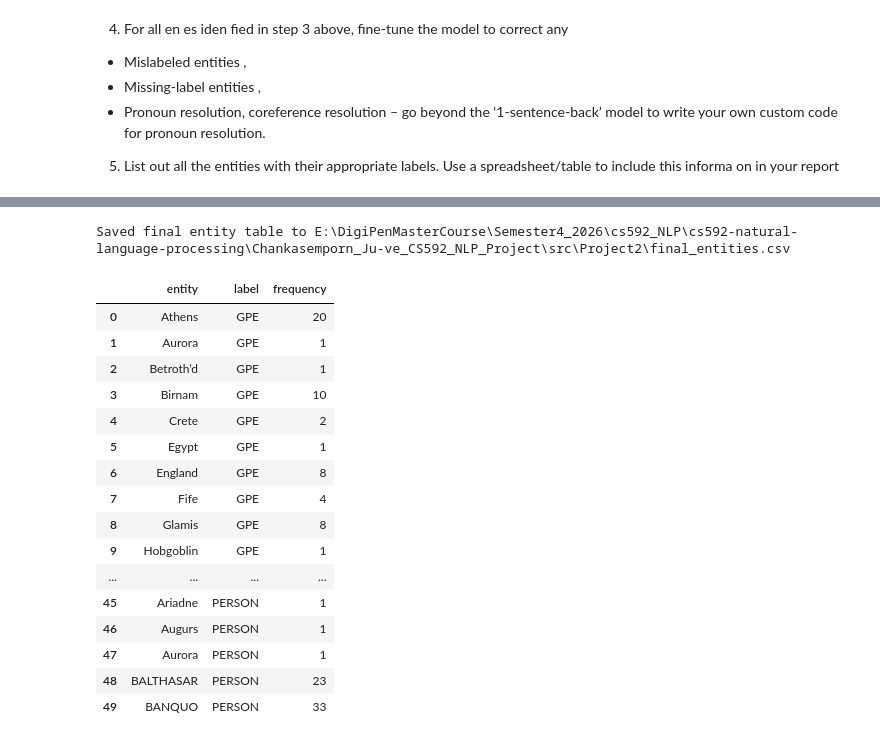
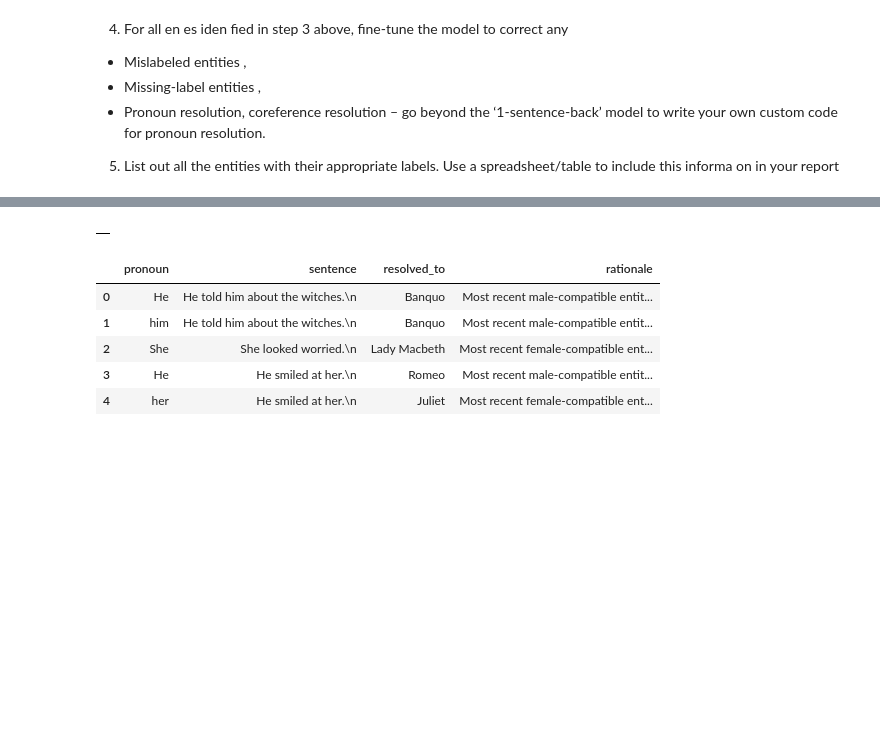
Before and after one commit to juvereturn05151/cs592-natural-language-processing, a Jupyter notebook: Chankasemporn_Ju-ve_CS592_NLP_Project/src/Project2/Project2Runner.ipynb, the cells around one changed output, grey strips where cells are left out. Cells and saved outputs as stored; diff of their text form; code cells hidden in the pictures; blank space fills up the shorter version.

```diff
--- a/Chankasemporn_Ju-ve_CS592_NLP_Project/src/Project2/Project2Runner.ipynb
+++ b/Chankasemporn_Ju-ve_CS592_NLP_Project/src/Project2/Project2Runner.ipynb
@@ -88,4 +104,7 @@ len(weak_examples_text), weak_examples_text[:3]
 # %%
-weak_examples_sent = build_training_examples_from_corpus(corpus_text, expected_entities, min_entities_per_example=1, max_examples=3000)
-training_data = combine_training_examples(TRAIN_DATA, weak_examples_sent)
-len(weak_examples_sent), len(training_data)
+nlp_ft = fine_tune_shakespeare_ner(
+    train_data=TRAIN_DATA,
+    output_dir="shakespeare_ner_model",
+    base_model="en_core_web_md",
+    n_iter=20,
+)
@@ -92,14 +129,13 @@ len(weak_examples_sent), len(training_data)
 # %%
-nlp_ft = fine_tune_shakespeare_ner(
-    train_data=training_data,
-    output_dir='shakespeare_ner_model',
-    base_model='en_core_web_md',
-    n_iter=40,
-    entity_labels=expected_entities,
-)
+test_text = """
+Macbeth met Banquo in Scotland.
+The Messenger warned Macbeth.
+Romeo loved Juliet in Verona.
+Friar Francis helped Hero.
+First Witch greeted Macbeth.
+"""
 
-sample_text = corpus_text[:10000]
-doc = nlp_ft(sample_text)
-coref_df = resolve_pronouns_custom(doc)
-coref_df.head(30)
+doc = nlp_ft(test_text)
+
+[(ent.text, ent.label_) for ent in doc.ents]
 # %% [output]
@@ -140,26 +154,22 @@ Saved fine-tuned model to E:\DigiPenMasterCourse\Semester4_2026\cs592_NLP\cs592-
 # %%
-final_entities_df = export_final_entity_table(
-    text=corpus_text,
-    model_path='shakespeare_ner_model',
-    output_csv='final_entities.csv'
-)
-final_entities_df.head(50)
+coref_df = resolve_pronouns_custom(doc)
+coref_df
 # %% [output]
-Saved final entity table to E:\DigiPenMasterCourse\Semester4_2026\cs592_NLP\cs592-natural-language-processing\Chankasemporn_Ju-ve_CS592_NLP_Project\src\Project2\final_entities.csv
-|  | entity | label | frequency |
-| 0 | Athens | GPE | 20 |
-| 1 | Aurora | GPE | 1 |
-| 2 | Betroth’d | GPE | 1 |
-| 3 | Birnam | GPE | 10 |
-| 4 | Crete | GPE | 2 |
-| 5 | Egypt | GPE | 1 |
-| 6 | England | GPE | 8 |
-| 7 | Fife | GPE | 4 |
-| 8 | Glamis | GPE | 8 |
-| 9 | Hobgoblin | GPE | 1 |
-| ... | ... | ... | ... |
-| 45 | Ariadne | PERSON | 1 |
-| 46 | Augurs | PERSON | 1 |
-| 47 | Aurora | PERSON | 1 |
-| 48 | BALTHASAR | PERSON | 23 |
-| 49 | BANQUO | PERSON | 33 |
+|  |
+# %%
+text_with_pronouns = """
+Macbeth met Banquo in Scotland. He told him about the witches.
+Lady Macbeth entered the hall. She looked worried.
+Romeo saw Juliet in Verona. He smiled at her.
+"""
+
+doc2 = nlp_ft(text_with_pronouns)
+coref_df2 = resolve_pronouns_custom(doc2)
+coref_df2
+# %% [output]
+|  | pronoun | sentence | resolved_to | rationale |
+| 0 | He | He told him about the witches.\n | Banquo | Most recent male-compatible entit... |
+| 1 | him | He told him about the witches.\n | Banquo | Most recent male-compatible entit... |
+| 2 | She | She looked worried.\n | Lady Macbeth | Most recent female-compatible ent... |
+| 3 | He | He smiled at her.\n | Romeo | Most recent male-compatible entit... |
+| 4 | her | He smiled at her.\n | Juliet | Most recent female-compatible ent... |
```
Also changed, not shown: parts of 4 cells of this notebook, 6 other files.
